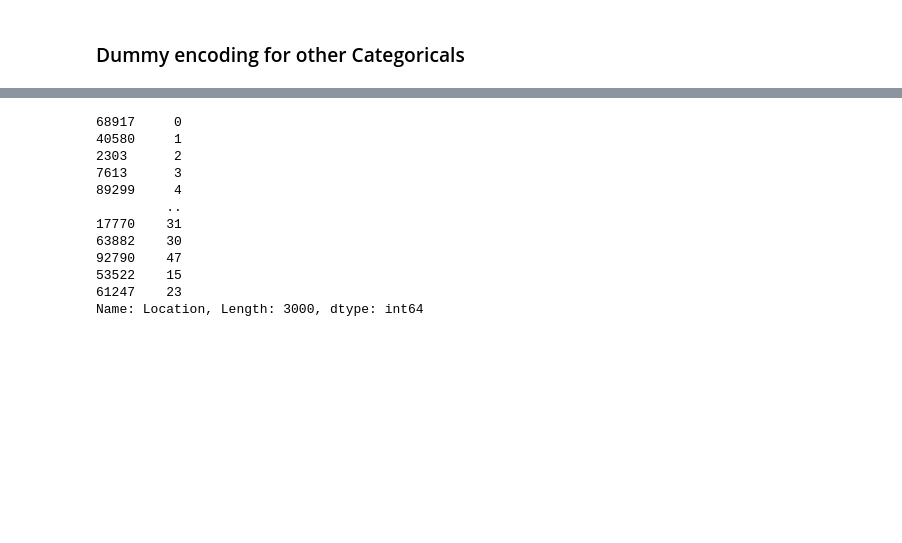
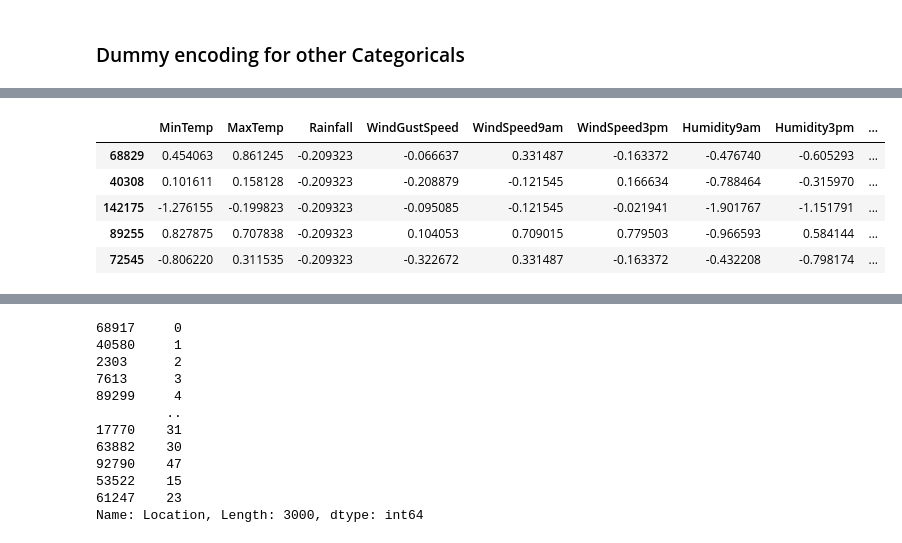
Before and after one commit to gauvand/TextSpamFiltering, a Jupyter notebook: australian_Rain/DataImputation.ipynb, the cells around one changed output, grey strips where cells are left out. Cells and saved outputs as stored; diff of their text form; code cells hidden in the pictures; blank space fills up the shorter version.

```diff
--- a/australian_Rain/DataImputation.ipynb
+++ b/australian_Rain/DataImputation.ipynb
@@ -139,2 +143,11 @@ encoding
 # %%
 aussy_Rain = aussy_Rain.replace(encoding)
+# %%
+aussy_Rain.head()
+# %% [output]
+|  | MinTemp | MaxTemp | Rainfall | WindGustSpeed | WindSpeed9am | WindSpeed3pm | Humidity9am | Humidity3pm | ... |
+| 68829 | 0.454063 | 0.861245 | -0.209323 | -0.066637 | 0.331487 | -0.163372 | -0.476740 | -0.605293 | ... |
+| 40308 | 0.101611 | 0.158128 | -0.209323 | -0.208879 | -0.121545 | 0.166634 | -0.788464 | -0.315970 | ... |
+| 142175 | -1.276155 | -0.199823 | -0.209323 | -0.095085 | -0.121545 | -0.021941 | -1.901767 | -1.151791 | ... |
+| 89255 | 0.827875 | 0.707838 | -0.209323 | 0.104053 | 0.709015 | 0.779503 | -0.966593 | 0.584144 | ... |
+| 72545 | -0.806220 | 0.311535 | -0.209323 | -0.322672 | 0.331487 | -0.163372 | -0.432208 | -0.798174 | ... |
```
Also changed, not shown: parts of 11 cells of this notebook.
